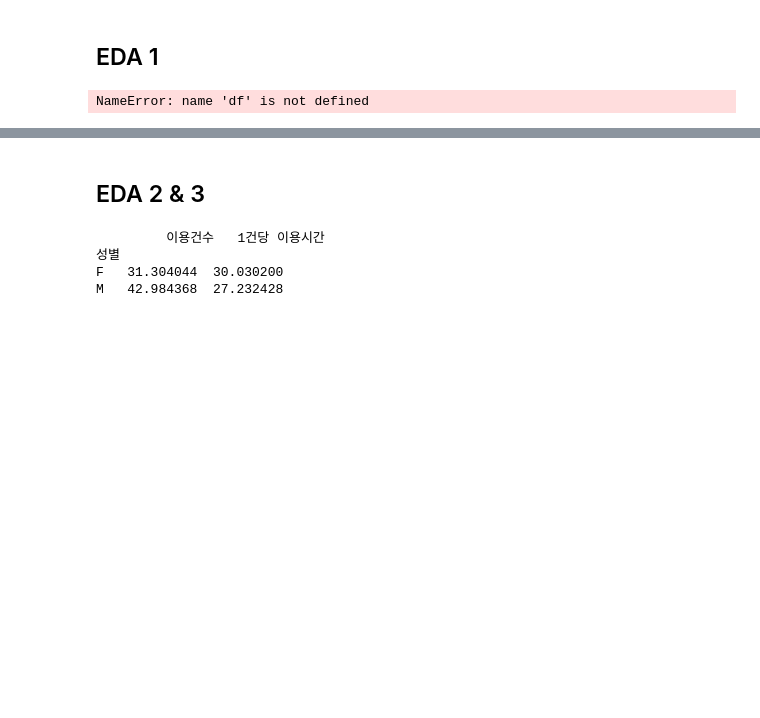
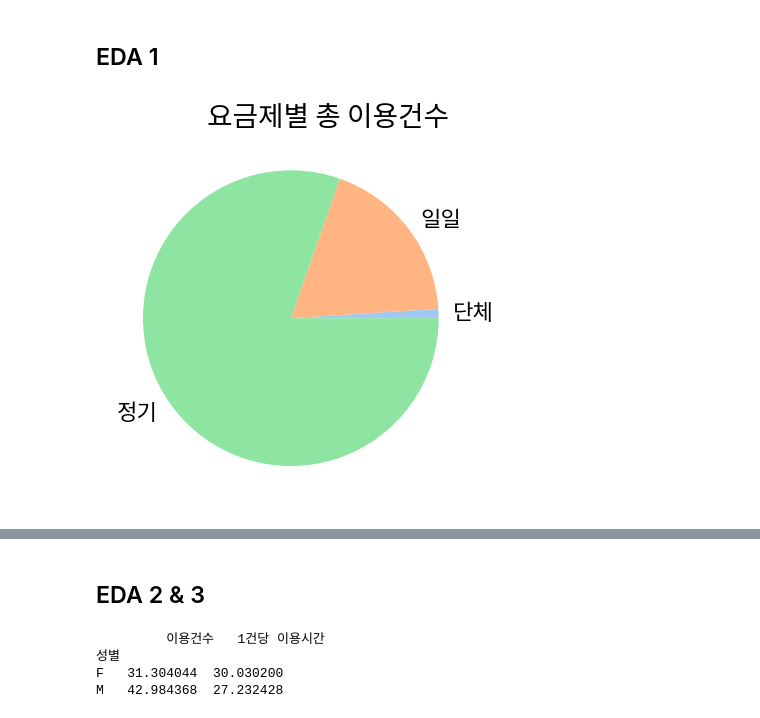
Before and after one commit to jpjun8/C3cube, a Jupyter notebook: DA_Nocode/bike/bike3.ipynb, the cells around one changed output, grey strips where cells are left out. Drawn from its saved outputs; the diff is of its cells as text; code cells hidden in the pictures; blank space fills up the shorter version.

```diff
--- a/DA_Nocode/bike/bike3.ipynb
+++ b/DA_Nocode/bike/bike3.ipynb
@@ -31,0 +61,3 @@ df['성별'] = df['성별'].str.upper()
+# %%
+colors = sns.color_palette('pastel')[0:7]
+df.head(10)
@@ -33,12 +77,11 @@ df['성별'] = df['성별'].str.upper()
 ## EDA 1
 # %%
 # df.drop(columns=["운동량", "탄소량", "이동거리(M)"], inplace=True)
-pie_mem = df.groupby('요금제')['이용건수'].mean()
+pie_mem = df.groupby('요금제')['이용건수'].sum()
 pie_mem_exp = pie_mem.reset_index() # bike_eda1.csv로 export
-print(pie_mem_exp)
 fig, ax = plt.subplots()
-ax.pie(pie_mem, labels=pie_mem.index)
-ax.set_title("요금제별 평균 이용건수", font=path_noto, fontsize=20, x=0.6)
+ax.pie(pie_mem, labels=pie_mem.index, colors=colors, textprops={'font':path_noto, 'fontsize':16})
+ax.set_title("요금제별 총 이용건수", font=path_noto, fontsize=20, x=0.6)
 plt.show()
 # %% [output]
-NameError: name 'df' is not defined
+[figure, added]
```
Also changed, not shown: parts of 11 cells of this notebook, 16 other files.
